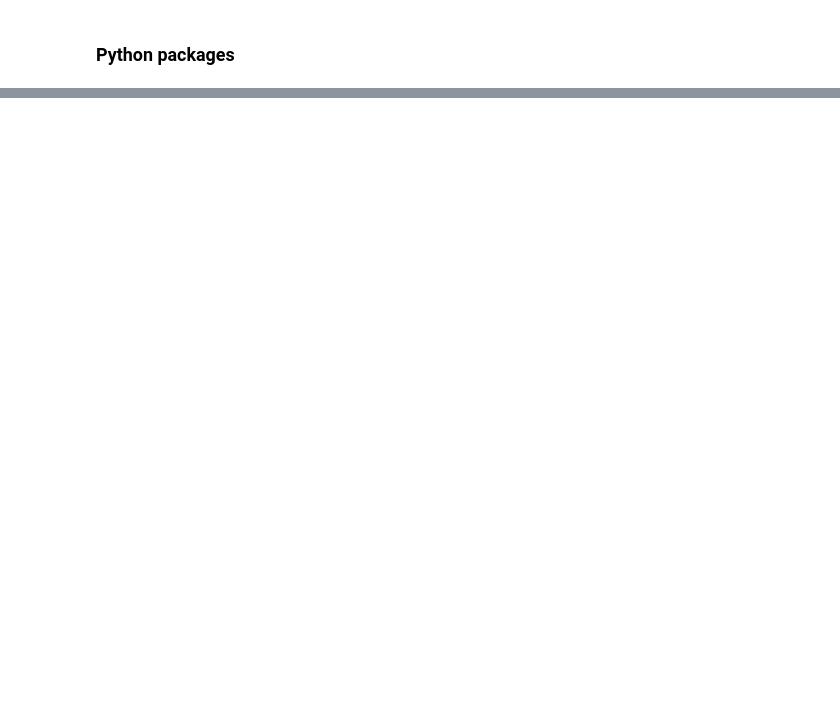
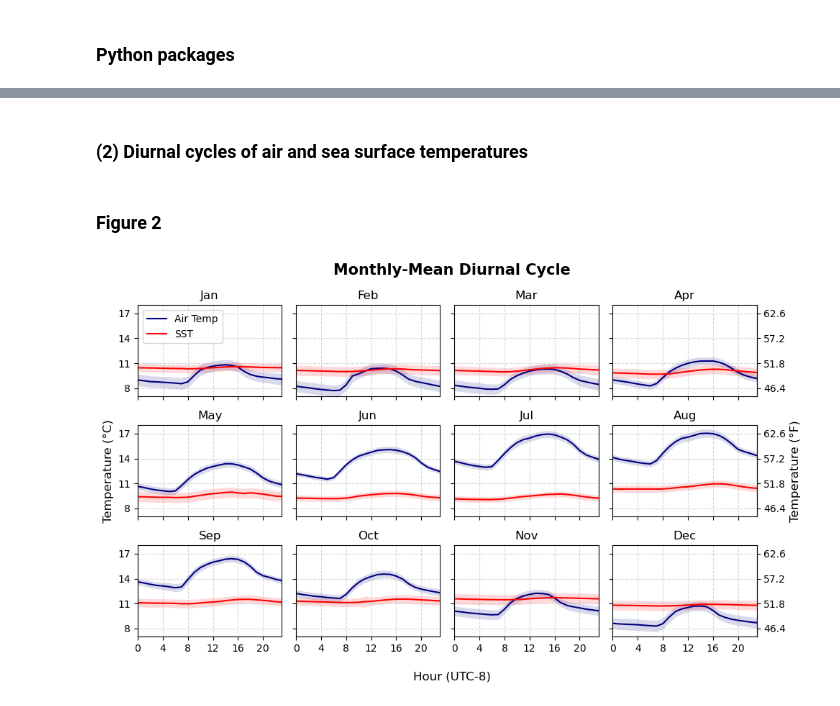
Before and after one commit to ayhuang1017/Random, a Jupyter notebook: fall_sst_feels_wamer.ipynb, the cells around one changed output, grey strips where cells are left out. Drawn from its saved outputs; the diff is of its cells as text; code cells hidden in the pictures; blank space fills up the shorter version.

```diff
--- a/fall_sst_feels_wamer.ipynb
+++ b/fall_sst_feels_wamer.ipynb
@@ -89,0 +195,2 @@ plt.show()
+# %% [markdown]
+### (2) Diurnal cycles of air and sea surface temperatures
@@ -89,0 +254,64 @@ plt.show()
+# %% [markdown]
+### Figure 2
+# %%
+fig, axes = plt.subplots(3, 4, figsize=(10, 6), sharex=True, sharey=True)
+axes = axes.ravel()
+
+for i, m in enumerate(order):
+    ax = axes[i]
+    if m in atmp_dc_monavg.index:  # guard in case some months are missing
+        mi = int(m)  # month number 1..12
+        hrs = atmp_dc_monavg.columns.astype(float)
+
+        # --- 95% Student-t CI bands (draw first) ---
+        ax.fill_between(hrs,
+                        (atmp_dc_monavg.loc[m] - ci_at_mh.loc[mi]).values,
+                        (atmp_dc_monavg.loc[m] + ci_at_mh.loc[mi]).values,
+                        color='navy', alpha=0.15, linewidth=0, label="_nolegend_")
+        ax.fill_between(hrs,
+                        (sst_dc_monavg.loc[m] - ci_sst_mh.loc[mi]).values,
+                        (sst_dc_monavg.loc[m] + ci_sst_mh.loc[mi]).values,
+                        color='red',  alpha=0.15, linewidth=0, label="_nolegend_")
+        # --- Mean diurnal cycles ---
+        ax.plot(atmp_dc_monavg.columns, atmp_dc_monavg.loc[m], color='navy', label="Air Temp")
+        ax.plot(sst_dc_monavg.columns,  sst_dc_monavg.loc[m], color='red',  label="SST")
+
+    ax.set_title(mon_lbl[m], fontsize=12)
+    ax.set_xticks(np.arange(0, 24, 4))
+    ax.set_yticks(np.arange(8, 22, 3))
+    ax.set_xlim(0, 23)
+    ax.set_ylim(7, 18)
+    ax.grid(linestyle="--", alpha=0.5)
+
+# keep your legend
+axes[0].legend(loc="upper left", fontsize=10)
+
+# (A) ONE big xlabel at the bottom (instead of per-subplot xlabels)
+# first clear the existing bottom-row labels you set
+for ax in axes[-4:]:
+    ax.set_xlabel("")
+# now add a single, large bottom xlabel
+fig.supxlabel("Hour (UTC-8)", fontsize=12)
+
+# keep your single left ylabel
+axes[4].set_ylabel("Temperature (°C)", fontsize=12)
+
+# (B) Add °F on right y-axis ONLY for the rightmost column subplots
+right_col_idx = [3, 7, 11]  # 0-based indices for a 3x4 grid
+for idx in right_col_idx:
+    ax = axes[idx]
+    # create secondary y-axis that is functionally linked to °C axis
+    secax = ax.secondary_yaxis('right', functions=(c2f, f2c))
+    if idx == 7:
+        secax.set_ylabel("Temperature (°F)", fontsize=12)
+
+    # make ticks align exactly with the left y-ticks
+    plt.draw()  # ensure left ticks are finalized
+    left_ticks_c = ax.get_yticks()
+    secax.set_yticks(c2f(left_ticks_c))
+
+plt.suptitle("Monthly-Mean Diurnal Cycle", fontsize=15, fontweight="bold")
+plt.tight_layout()
+plt.show()
+# %% [output]
+[figure, added]
```
Also changed, not shown: parts of 19 cells of this notebook.
